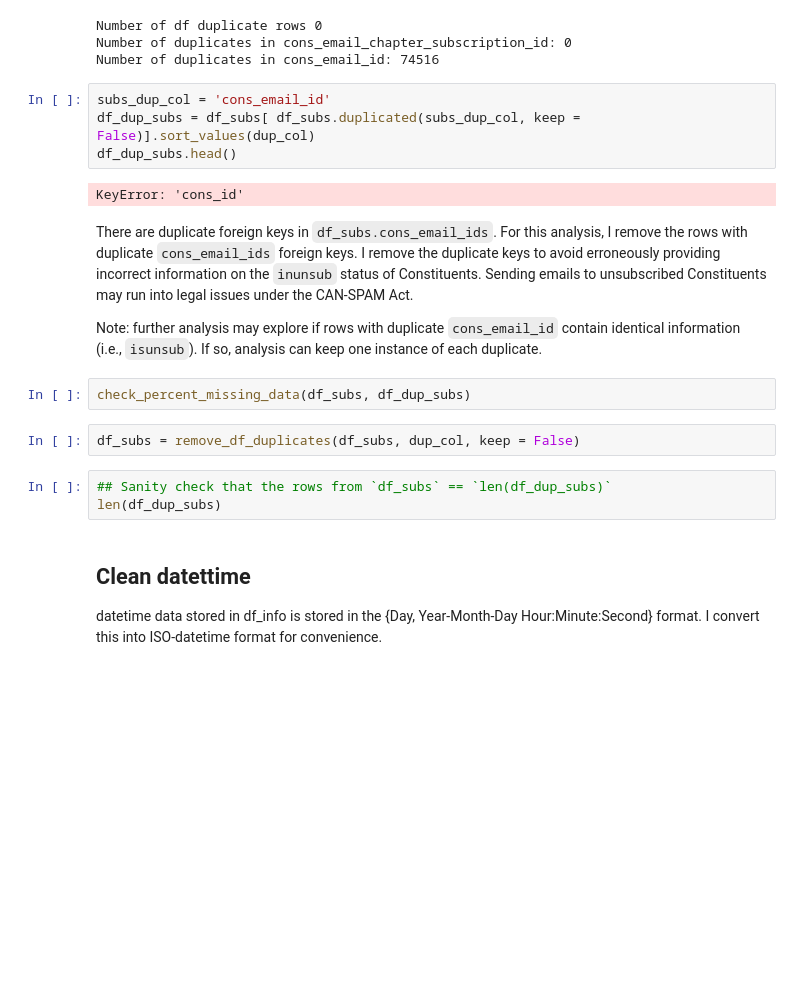
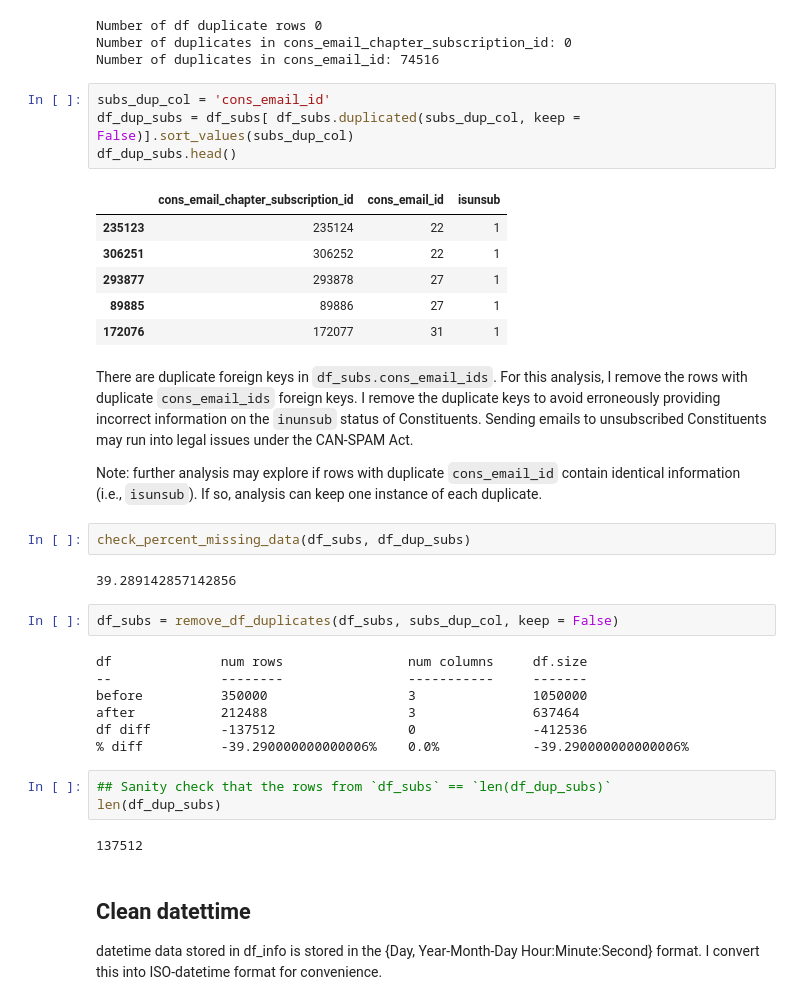
Before and after one commit to jaimiles23/ALS_Assessment, a Jupyter notebook: etl_jupyternb.ipynb, the cells around one changed output. Drawn from its saved outputs; the diff is of its cells as text; blank space fills up the shorter version.

```diff
--- a/etl_jupyternb.ipynb
+++ b/etl_jupyternb.ipynb
@@ -730,21 +702,37 @@ Number of duplicates in cons_email_chapter_subscription_id: 0
 Number of duplicates in cons_email_id: 74516
 # %%
 subs_dup_col = 'cons_email_id'
-df_dup_subs = df_subs[ df_subs.duplicated(subs_dup_col, keep = False)].sort_values(dup_col)
+df_dup_subs = df_subs[ df_subs.duplicated(subs_dup_col, keep = False)].sort_values(subs_dup_col)
 df_dup_subs.head()
 # %% [output]
-KeyError: 'cons_id'
+|  | cons_email_chapter_subscription_id | cons_email_id | isunsub |
+| 235123 | 235124 | 22 | 1 |
+| 306251 | 306252 | 22 | 1 |
+| 293877 | 293878 | 27 | 1 |
+| 89885 | 89886 | 27 | 1 |
+| 172076 | 172077 | 31 | 1 |
 # %% [markdown]
 There are duplicate foreign keys in `df_subs.cons_email_ids`. For this analysis, I remove the rows with duplicate `cons_email_ids` foreign keys. I remove the duplicate keys to avoid erroneously providing incorrect information on the `inunsub` status of Constituents. Sending emails to unsubscribed Constituents may run into legal issues under the CAN-SPAM Act.
 
 Note: further analysis may explore if rows with duplicate `cons_email_id` contain identical information (i.e., `isunsub`). If so, analysis can keep one instance of each duplicate.
 # %%
 check_percent_missing_data(df_subs, df_dup_subs)
+# %% [output]
+39.289142857142856
 # %%
-df_subs = remove_df_duplicates(df_subs, dup_col, keep = False)
+df_subs = remove_df_duplicates(df_subs, subs_dup_col, keep = False)
+# %% [output]
+df              num rows                num columns     df.size
+--              --------                -----------     -------
+before          350000                  3               1050000
+after           212488                  3               637464
+df diff         -137512                 0               -412536
+% diff          -39.290000000000006%    0.0%            -39.290000000000006%
 # %%
 ## Sanity check that the rows from `df_subs` == `len(df_dup_subs)`
 len(df_dup_subs)
+# %% [output]
+137512
 # %% [markdown]
 ## Clean datettime
 datetime data stored in df_info is stored in the {Day, Year-Month-Day Hour:Minute:Second} format.
```
Also changed, not shown: parts of 8 cells of this notebook.
